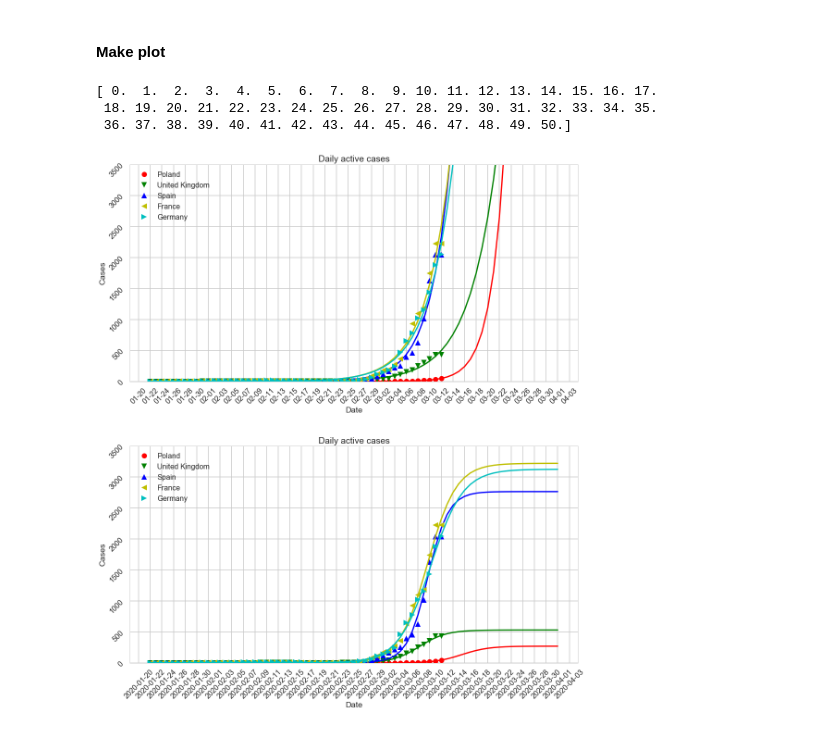
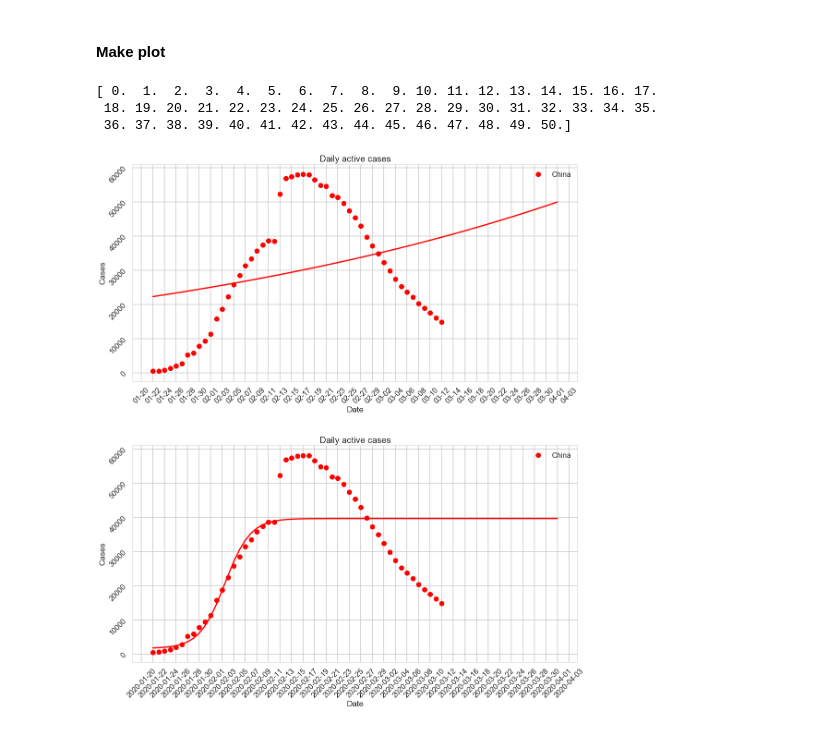
Before and after one commit to maciejj/corona_plot, a Jupyter notebook: predictions_active_cases_by_country.ipynb, the cells around one changed output. Saved outputs shown, nothing was run; the diff lists cells and outputs as text; code cells hidden in the pictures.

```diff
--- a/predictions_active_cases_by_country.ipynb
+++ b/predictions_active_cases_by_country.ipynb
@@ -97,8 +97,8 @@ def sigmoid(x, L , k, b, x0):
 #### Choose countries to plot (separate by ";" )
 # %%
 #countries_to_plot="Germany;France;Poland;Italy;Korea, South;China;United Kingdom".split(";")
-#countries_to_plot="Germany".split(";")
-countries_to_plot="Poland;United Kingdom;Spain;France;Germany".split(";")
+countries_to_plot="China".split(";")
+#countries_to_plot="Poland;United Kingdom;Spain;France;Germany".split(";")
 # %% [markdown]
 #### Make plot
 # %%
@@ -151,32 +151,32 @@ for country, fit, country_name in zip(countries, sig_fits, countries_to_plot):
     col=next(color)
     ax2.plot(dates, country, marker=next(marker), linestyle='', label=country_name, color=col)
     ax2.plot(mdates.num2date(dates_num_extrapolate+dates_start), fit, color=col)
 
 ## Set title and labels for axes
 ax2.set(xlabel="Date",
        ylabel="Cases",
        title="Daily active cases")
 
 ## Define the date format
 for axis in [ax,ax2]:
     tick_spacing=2
     axis.xaxis.set_major_locator(ticker.MultipleLocator(tick_spacing))
     axis.tick_params(labelrotation=45)
 
 
     date_form = DateFormatter("%m-%d")
     ax.xaxis.set_major_formatter(date_form)
     ## axes limits
     #axis.set_xlim([datetime.date(2020, 2, 10), datetime.date.today() + datetime.timedelta(days=days_to_extrapolate)])# datetime.date(2020, 3, 15)])
-    axis.set_ylim([-0.5,3500])
+    #axis.set_ylim([-0.5,3500])
     axis.legend()
 
     #axis.set_yscale("log")
 
 fig.tight_layout(pad=5.0)
 plt.show()
 # %% [output]
 [ 0.  1.  2.  3.  4.  5.  6.  7.  8.  9. 10. 11. 12. 13. 14. 15. 16. 17.
  18. 19. 20. 21. 22. 23. 24. 25. 26. 27. 28. 29. 30. 31. 32. 33. 34. 35.
  36. 37. 38. 39. 40. 41. 42. 43. 44. 45. 46. 47. 48. 49. 50.]
-[figure, old version]
+[figure, new version]
```
Also changed, not shown: 6 other files.
